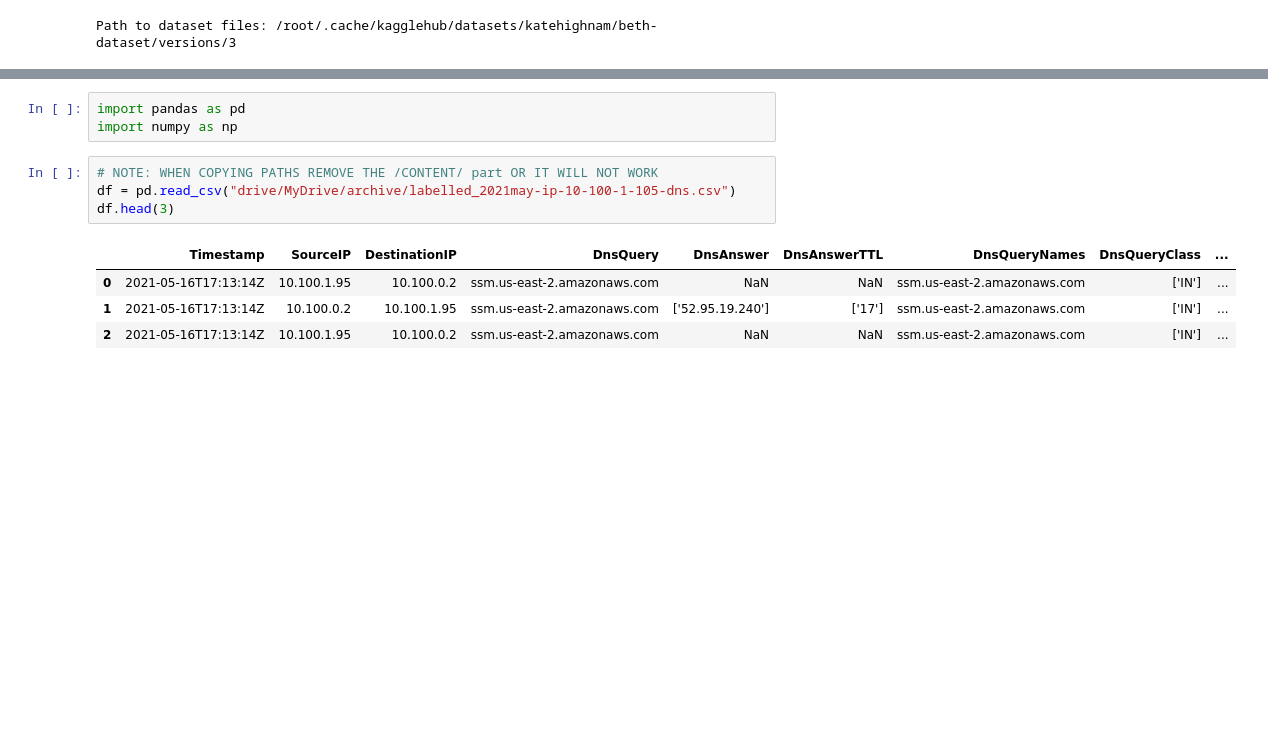
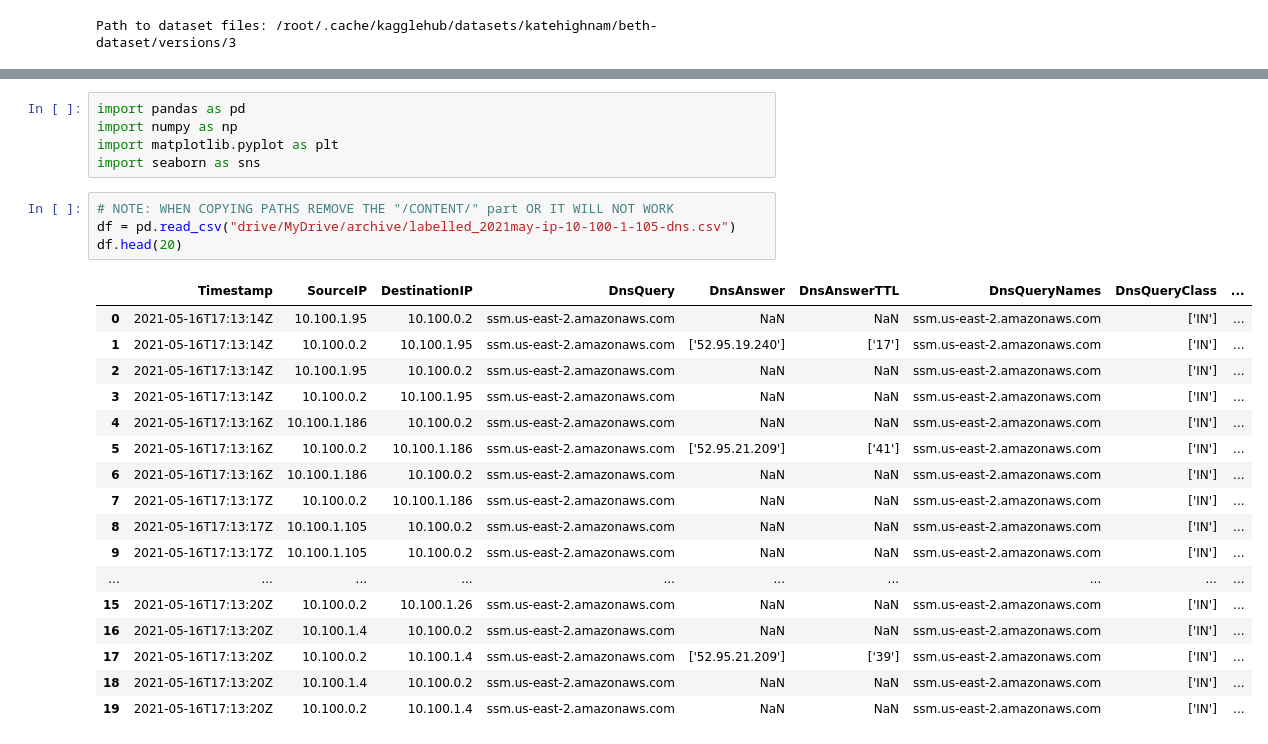
Before and after one commit to SHasan59/CTPproject, a Jupyter notebook: CTPFinalProject.ipynb, the cells around one changed output, grey strips where cells are left out. Cells and saved outputs as stored; diff of their text form; blank space fills up the shorter version.

```diff
--- a/CTPFinalProject.ipynb
+++ b/CTPFinalProject.ipynb
@@ -17,12 +23,27 @@ Drive already mounted at /content/drive; to attempt to forcibly remount, call dr
 # %%
 import pandas as pd
 import numpy as np
+import matplotlib.pyplot as plt
+import seaborn as sns
 # %%
-# NOTE: WHEN COPYING PATHS REMOVE THE /CONTENT/ part OR IT WILL NOT WORK
+# NOTE: WHEN COPYING PATHS REMOVE THE "/CONTENT/" part OR IT WILL NOT WORK
 df = pd.read_csv("drive/MyDrive/archive/labelled_2021may-ip-10-100-1-105-dns.csv")
-df.head(3)
+df.head(20)
 # %% [output]
 |  | Timestamp | SourceIP | DestinationIP | DnsQuery | DnsAnswer | DnsAnswerTTL | DnsQueryNames | DnsQueryClass | ... |
 | 0 | 2021-05-16T17:13:14Z | 10.100.1.95 | 10.100.0.2 | ssm.us-east-2.amazonaws.com | NaN | NaN | ssm.us-east-2.amazonaws.com | ['IN'] | ... |
 | 1 | 2021-05-16T17:13:14Z | 10.100.0.2 | 10.100.1.95 | ssm.us-east-2.amazonaws.com | ['52.95.19.240'] | ['17'] | ssm.us-east-2.amazonaws.com | ['IN'] | ... |
 | 2 | 2021-05-16T17:13:14Z | 10.100.1.95 | 10.100.0.2 | ssm.us-east-2.amazonaws.com | NaN | NaN | ssm.us-east-2.amazonaws.com | ['IN'] | ... |
+| 3 | 2021-05-16T17:13:14Z | 10.100.0.2 | 10.100.1.95 | ssm.us-east-2.amazonaws.com | NaN | NaN | ssm.us-east-2.amazonaws.com | ['IN'] | ... |
+| 4 | 2021-05-16T17:13:16Z | 10.100.1.186 | 10.100.0.2 | ssm.us-east-2.amazonaws.com | NaN | NaN | ssm.us-east-2.amazonaws.com | ['IN'] | ... |
+| 5 | 2021-05-16T17:13:16Z | 10.100.0.2 | 10.100.1.186 | ssm.us-east-2.amazonaws.com | ['52.95.21.209'] | ['41'] | ssm.us-east-2.amazonaws.com | ['IN'] | ... |
+| 6 | 2021-05-16T17:13:16Z | 10.100.1.186 | 10.100.0.2 | ssm.us-east-2.amazonaws.com | NaN | NaN | ssm.us-east-2.amazonaws.com | ['IN'] | ... |
+| 7 | 2021-05-16T17:13:17Z | 10.100.0.2 | 10.100.1.186 | ssm.us-east-2.amazonaws.com | NaN | NaN | ssm.us-east-2.amazonaws.com | ['IN'] | ... |
+| 8 | 2021-05-16T17:13:17Z | 10.100.1.105 | 10.100.0.2 | ssm.us-east-2.amazonaws.com | NaN | NaN | ssm.us-east-2.amazonaws.com | ['IN'] | ... |
+| 9 | 2021-05-16T17:13:17Z | 10.100.1.105 | 10.100.0.2 | ssm.us-east-2.amazonaws.com | NaN | NaN | ssm.us-east-2.amazonaws.com | ['IN'] | ... |
+| ... | ... | ... | ... | ... | ... | ... | ... | ... | ... |
+| 15 | 2021-05-16T17:13:20Z | 10.100.0.2 | 10.100.1.26 | ssm.us-east-2.amazonaws.com | NaN | NaN | ssm.us-east-2.amazonaws.com | ['IN'] | ... |
+| 16 | 2021-05-16T17:13:20Z | 10.100.1.4 | 10.100.0.2 | ssm.us-east-2.amazonaws.com | NaN | NaN | ssm.us-east-2.amazonaws.com | ['IN'] | ... |
+| 17 | 2021-05-16T17:13:20Z | 10.100.0.2 | 10.100.1.4 | ssm.us-east-2.amazonaws.com | ['52.95.21.209'] | ['39'] | ssm.us-east-2.amazonaws.com | ['IN'] | ... |
+| 18 | 2021-05-16T17:13:20Z | 10.100.1.4 | 10.100.0.2 | ssm.us-east-2.amazonaws.com | NaN | NaN | ssm.us-east-2.amazonaws.com | ['IN'] | ... |
+| 19 | 2021-05-16T17:13:20Z | 10.100.0.2 | 10.100.1.4 | ssm.us-east-2.amazonaws.com | NaN | NaN | ssm.us-east-2.amazonaws.com | ['IN'] | ... |
```
Also changed, not shown: parts of 13 cells of this notebook.
